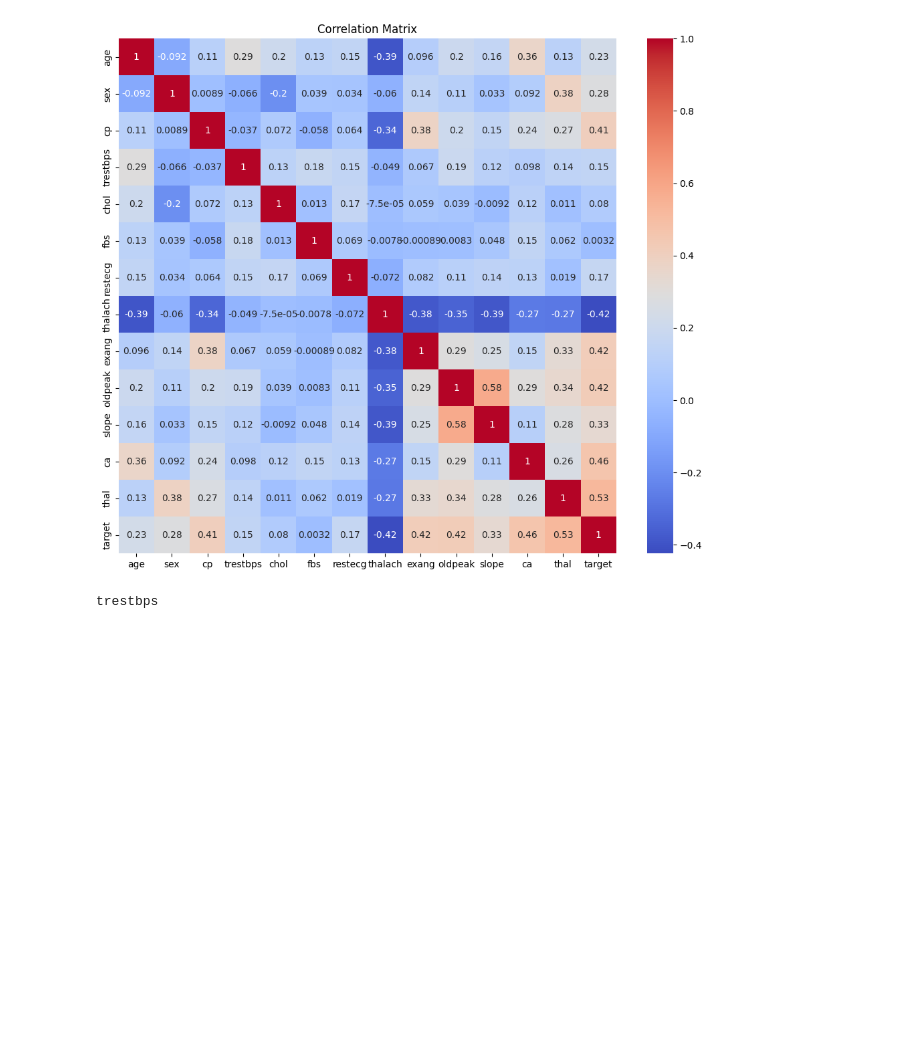
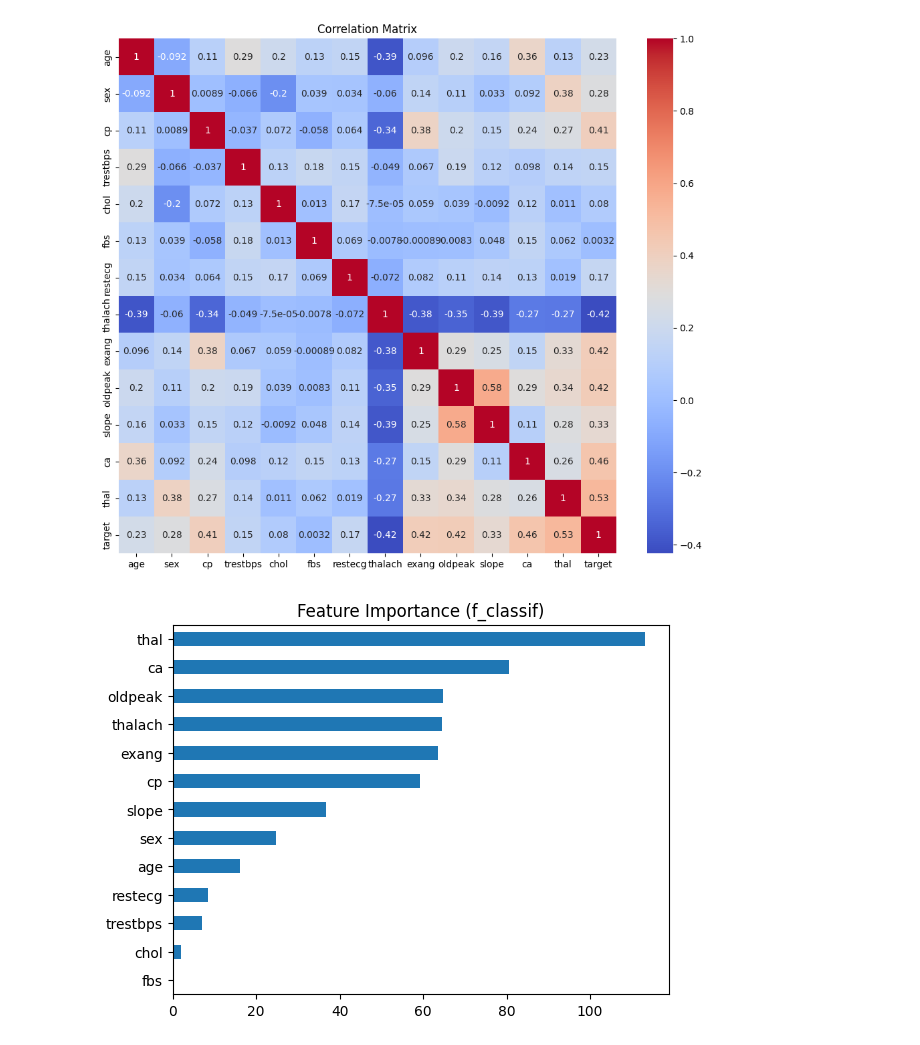
Before and after one commit to PogchampMuffin3/heart-disease-classification, a Jupyter notebook: heart_disease_classification.ipynb, the cells around one changed output. Drawn from its saved outputs; the diff is of its cells as text; code cells hidden in the pictures; blank space fills up the shorter version.

Commit message:
add: feature importance based on f_classif

```diff
--- a/heart_disease_classification.ipynb
+++ b/heart_disease_classification.ipynb
@@ -95,14 +96,21 @@ dtype: int64
 [figure]
 [figure]
 [figure]
-# %%
-X = df.drop('target', axis=1)
-y = df['target']
-
-X_train, X_test, y_train, y_test = train_test_split(X, y, test_size=TEST_SIZE, random_state=RANDOM_STATE, stratify=y)
-
-scaler = StandardScaler()
-X_train = scaler.fit_transform(X_train)
-X_test = scaler.transform(X_test)
-# %% [output]
-trestbps
+# %%
+X = df.drop('target', axis=1)
+y = df['target']
+
+scaler = StandardScaler()
+X_scaled = scaler.fit_transform(X)
+
+selector = SelectKBest(f_classif, k='all')
+selector.fit(X_scaled, y)
+
+scores = pd.Series(selector.scores_, index=X.columns)
+scores.sort_values().plot(kind='barh')
+plt.title('Feature Importance (f_classif)')
+plt.show()
+
+# Max correlation = 0.58, no need for changes
+# %% [output]
+[figure, added]
```
Also changed, not shown: parts of 2 cells of this notebook.
